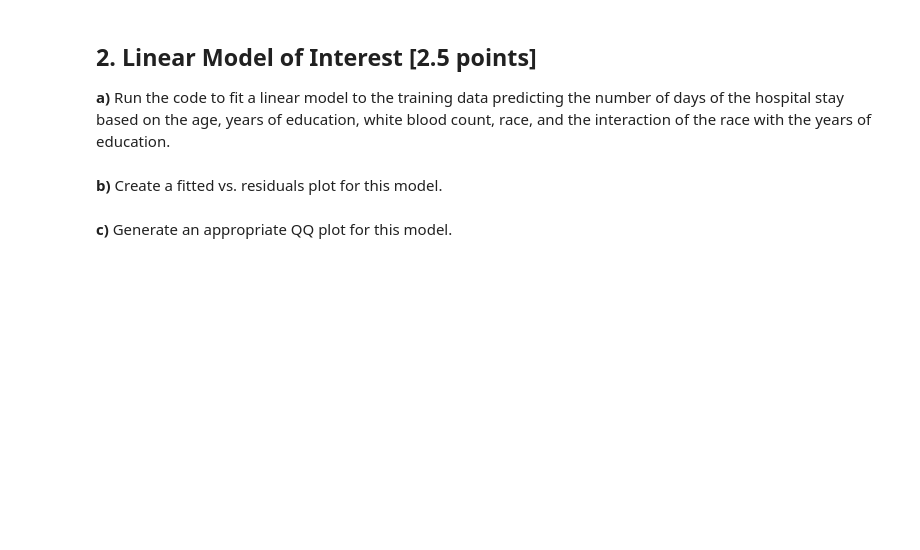
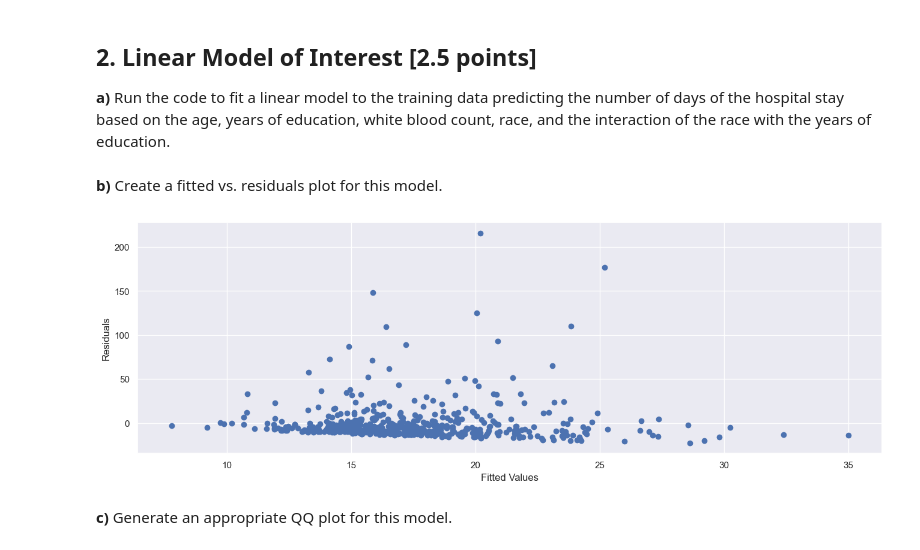
Before and after one commit to MatthewMandhyan/Stat207_clone, a Jupyter notebook: homework_08/homework_08.ipynb, the cells around one changed output. Saved outputs shown, nothing was run; the diff lists cells and outputs as text; code cells hidden in the pictures; blank space fills up the shorter version.

```diff
--- a/homework_08/homework_08.ipynb
+++ b/homework_08/homework_08.ipynb
@@ -48,6 +48,15 @@ We will use a random sample of 580 seriously ill hospitalized patients from the
 - statsmodels for fitting a linear model
 
 The first package assists in analyzing a dataset.  The second two packages provide support for visualizations.  The fourth package will be used for splitting the data into a training and a test data.  The last package will be used for fitting a linear model.
+# %%
+import pandas as pd
+import matplotlib.pyplot as plt
+import seaborn as sns
+sns.set()
+from sklearn.linear_model import LinearRegression
+import statsmodels.formula.api as smf
+import statsmodels.api as sm
+from sklearn.model_selection import train_test_split
 # %% [markdown]
 **b)** Run the following lines of code to read in the data and create your training and testing data.
 # %%
@@ -65,5 +83,16 @@ I don't anticipate a need to perform any more calculations or analyses for this
 results = smf.ols('Days ~ Age + EdYears + Blood + Race + Race * EdYears', data = df_train).fit()
 # %% [markdown]
 **b)** Create a fitted vs. residuals plot for this model.
+# %%
+fitted = results.fittedvalues
+resid = results.resid
+
+plt.figure(figsize=(16,5))
+plt.xlabel('Fitted Values')
+plt.ylabel('Residuals')
+plt.scatter(fitted,resid)
+plt.show()
+# %% [output]
+[figure, added]
 # %% [markdown]
 **c)** Generate an appropriate QQ plot for this model.
```
Also changed, not shown: parts of 7 cells of this notebook.
